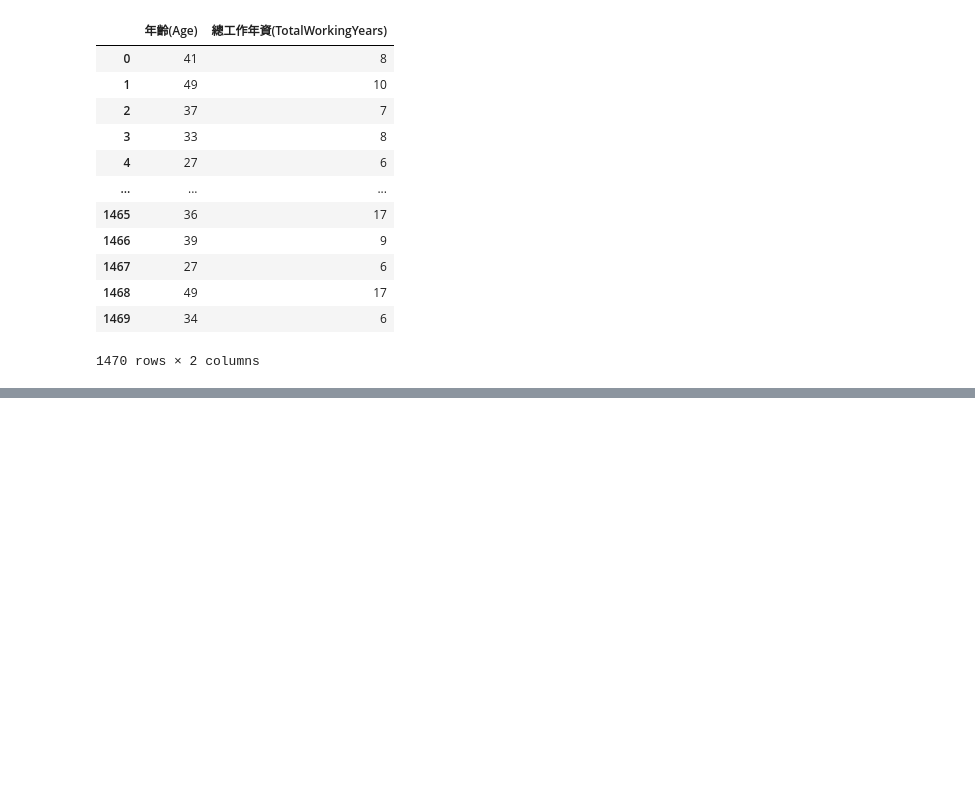
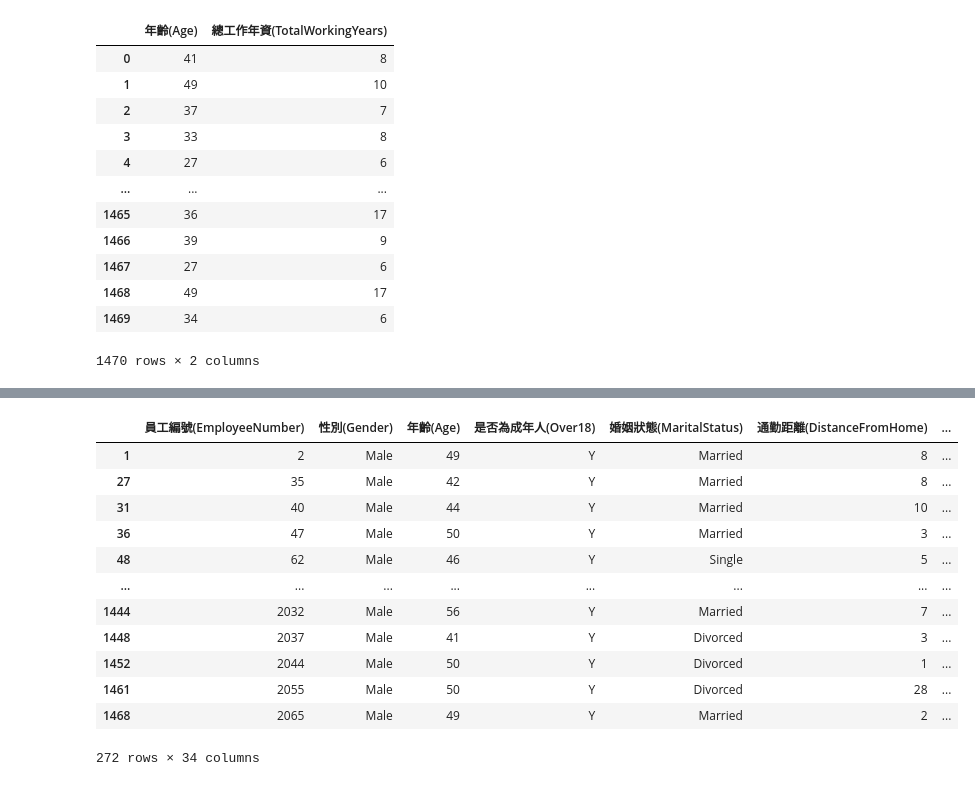
Before and after one commit to wu4fmp6/machine_learning, a Jupyter notebook: pandas.ipynb, the cells around one changed output, grey strips where cells are left out. Saved outputs shown, nothing was run; the diff lists cells and outputs as text; code cells hidden in the pictures; blank space fills up the shorter version.

```diff
--- a/pandas.ipynb
+++ b/pandas.ipynb
@@ -51,0 +58,19 @@ data[['年齡(Age)','總工作年資(TotalWorkingYears)']]
+# %%
+x = data['年齡(Age)'] > 40
+y = data['性別(Gender)'] == 'Male'
+z = x & y
+data[z]
+# %% [output]
+|  | 員工編號(EmployeeNumber) | 性別(Gender) | 年齡(Age) | 是否為成年人(Over18) | 婚姻狀態(MaritalStatus) | 通勤距離(DistanceFromHome) | ... |
+| 1 | 2 | Male | 49 | Y | Married | 8 | ... |
+| 27 | 35 | Male | 42 | Y | Married | 8 | ... |
+| 31 | 40 | Male | 44 | Y | Married | 10 | ... |
+| 36 | 47 | Male | 50 | Y | Married | 3 | ... |
+| 48 | 62 | Male | 46 | Y | Single | 5 | ... |
+| ... | ... | ... | ... | ... | ... | ... | ... |
+| 1444 | 2032 | Male | 56 | Y | Married | 7 | ... |
+| 1448 | 2037 | Male | 41 | Y | Divorced | 3 | ... |
+| 1452 | 2044 | Male | 50 | Y | Divorced | 1 | ... |
+| 1461 | 2055 | Male | 50 | Y | Divorced | 28 | ... |
+| 1468 | 2065 | Male | 49 | Y | Married | 2 | ... |
+272 rows × 34 columns
```
Also changed, not shown: parts of 2 cells of this notebook.
